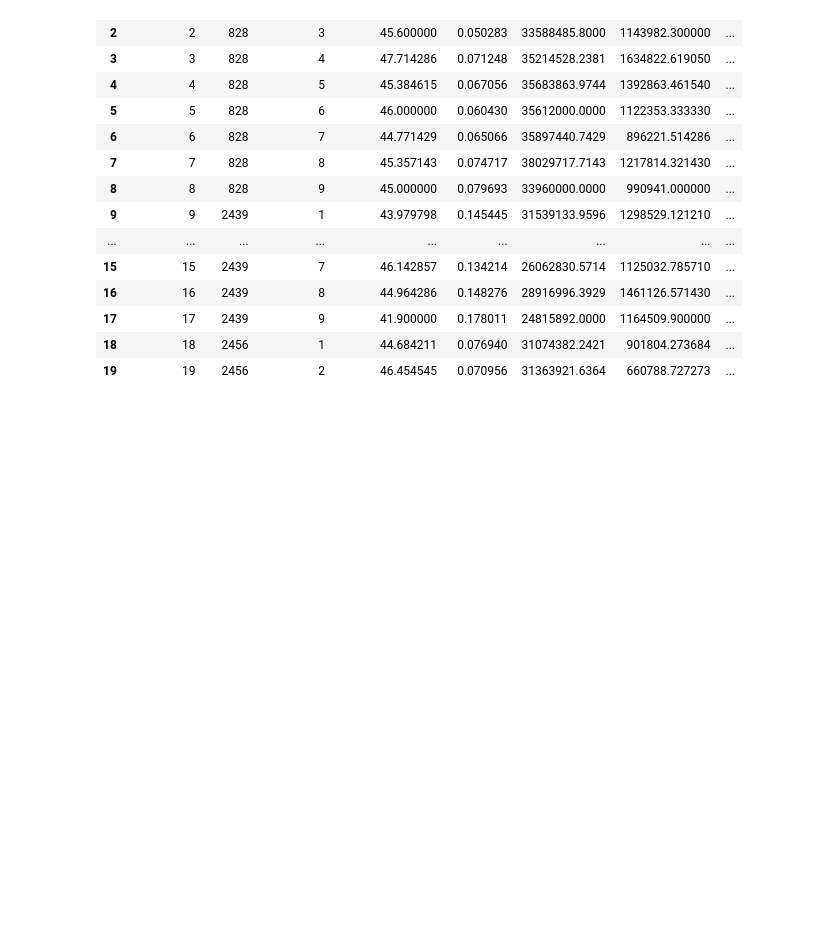
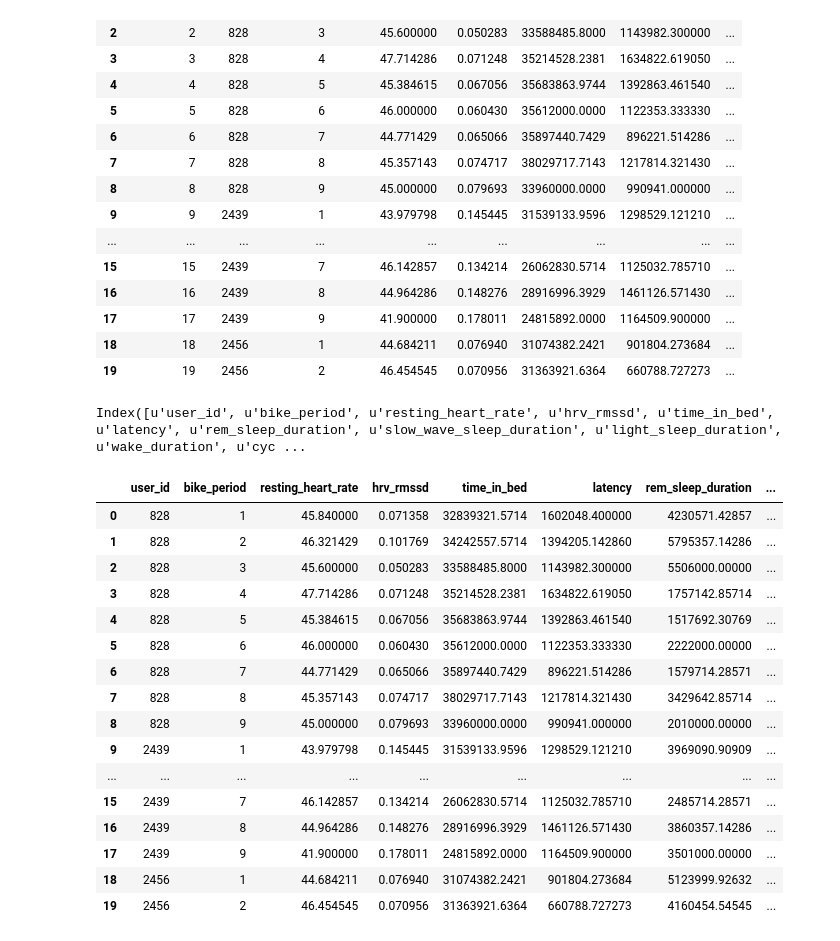
Before and after one commit to callen13/Senior_Thesis, a Jupyter notebook: bike_effort_analysis.ipynb, the cells around one changed output. Saved outputs shown, nothing was run; the diff lists cells and outputs as text; code cells hidden in the pictures; blank space fills up the shorter version.

Commit message:
Ran bike effort regressions, and fixed sleep duration

```diff
--- a/bike_effort_analysis.ipynb
+++ b/bike_effort_analysis.ipynb
@@ -129,3 +131,32 @@ df.head(20)
 | 17 | 17 | 2439 | 9 | 41.900000 | 0.178011 | 24815892.0000 | 1164509.900000 | ... |
 | 18 | 18 | 2456 | 1 | 44.684211 | 0.076940 | 31074382.2421 | 901804.273684 | ... |
 | 19 | 19 | 2456 | 2 | 46.454545 | 0.070956 | 31363921.6364 | 660788.727273 | ... |
+# %%
+#merging the two dataframes
+reg_df = pd.merge(df, df2, how='left')
+# %%
+#dropping the first column, which was just the index from when saving the dataframe to a csv earlier
+reg_df = reg_df.drop(df.columns[0], axis=1)
+reg_df.columns
+# %% [output]
+Index([u'user_id', u'bike_period', u'resting_heart_rate', u'hrv_rmssd', u'time_in_bed', u'latency', u'rem_sleep_duration', u'slow_wave_sleep_duration', u'light_sleep_duration', u'wake_duration', u'cyc ...
+# %%
+reg_df.head(20)
+# %% [output]
+|  | user_id | bike_period | resting_heart_rate | hrv_rmssd | time_in_bed | latency | rem_sleep_duration | ... |
+| 0 | 828 | 1 | 45.840000 | 0.071358 | 32839321.5714 | 1602048.400000 | 4230571.42857 | ... |
+| 1 | 828 | 2 | 46.321429 | 0.101769 | 34242557.5714 | 1394205.142860 | 5795357.14286 | ... |
+| 2 | 828 | 3 | 45.600000 | 0.050283 | 33588485.8000 | 1143982.300000 | 5506000.00000 | ... |
+| 3 | 828 | 4 | 47.714286 | 0.071248 | 35214528.2381 | 1634822.619050 | 1757142.85714 | ... |
+| 4 | 828 | 5 | 45.384615 | 0.067056 | 35683863.9744 | 1392863.461540 | 1517692.30769 | ... |
+| 5 | 828 | 6 | 46.000000 | 0.060430 | 35612000.0000 | 1122353.333330 | 2222000.00000 | ... |
+| 6 | 828 | 7 | 44.771429 | 0.065066 | 35897440.7429 | 896221.514286 | 1579714.28571 | ... |
+| 7 | 828 | 8 | 45.357143 | 0.074717 | 38029717.7143 | 1217814.321430 | 3429642.85714 | ... |
+| 8 | 828 | 9 | 45.000000 | 0.079693 | 33960000.0000 | 990941.000000 | 2010000.00000 | ... |
+| 9 | 2439 | 1 | 43.979798 | 0.145445 | 31539133.9596 | 1298529.121210 | 3969090.90909 | ... |
+| ... | ... | ... | ... | ... | ... | ... | ... | ... |
+| 15 | 2439 | 7 | 46.142857 | 0.134214 | 26062830.5714 | 1125032.785710 | 2485714.28571 | ... |
+| 16 | 2439 | 8 | 44.964286 | 0.148276 | 28916996.3929 | 1461126.571430 | 3860357.14286 | ... |
+| 17 | 2439 | 9 | 41.900000 | 0.178011 | 24815892.0000 | 1164509.900000 | 3501000.00000 | ... |
+| 18 | 2456 | 1 | 44.684211 | 0.076940 | 31074382.2421 | 901804.273684 | 5123999.92632 | ... |
+| 19 | 2456 | 2 | 46.454545 | 0.070956 | 31363921.6364 | 660788.727273 | 4160454.54545 | ... |
```
Also changed, not shown: parts of 70 cells of this notebook, 2 other files.
